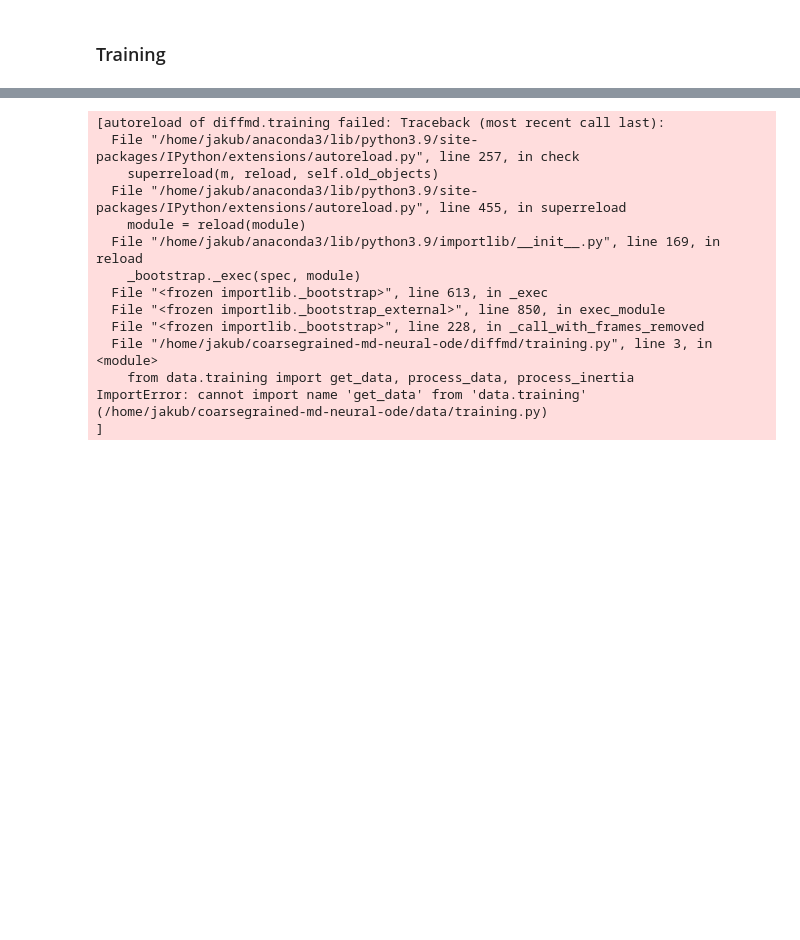
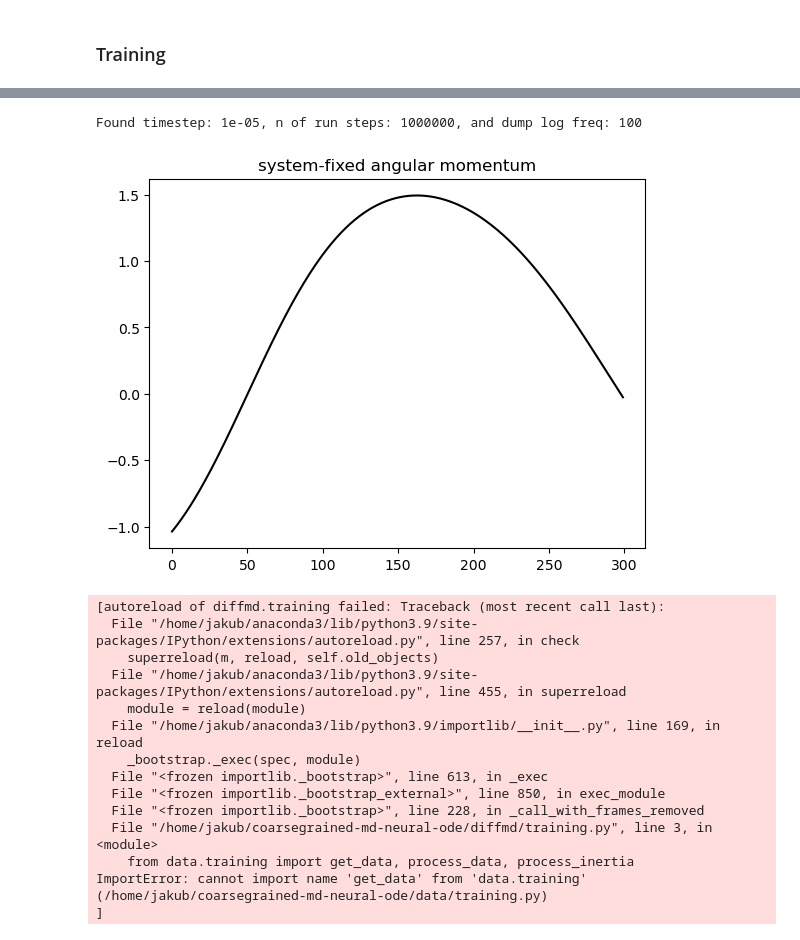
Before and after one commit to jakublala/coarsegrained-md-neural-ode, a Jupyter notebook: cg_potential_with_rotation.ipynb, the cells around one changed output, grey strips where cells are left out. Saved outputs shown, nothing was run; the diff lists cells and outputs as text; code cells hidden in the pictures; blank space fills up the shorter version.

```diff
--- a/cg_potential_with_rotation.ipynb
+++ b/cg_potential_with_rotation.ipynb
@@ -94,3 +58,75 @@ Found timestep: 1e-05, n of run steps: 100000000, and dump log freq: 10000
+# %%
+# prefix = 'hexagons/trajectories/dump_2503/cutoff-2.5/'
+# file_name = prefix+'NVE-temp-1.5_K-0.0272108843537415_r-0_s-5'
+
+prefix = 'hexagons/trajectories/smooth/'
+file_name = prefix+'NVE-temp-0.45_K-0.090702947845805_r-0_s-5'
+
+reader = Reader(file_name)
+# log_labels, log_lines = reader.read_simulation_log()
+traj_labels, traj_lines = reader.read_reduced_traj(save=True)
+orig_labels, orig_lines = reader.read_original_traj(save=True)
+
+def get_data(file_name):
+    # train_split = 0.9
+    # test_split = 1 - train_split
+    df = pd.read_csv(file_name+'-reduced_traj.csv')
+    # HACK: do this based on the column names, not explicitly
+    com = ['c_com_1[1]', 'c_com_1[2]', 'c_com_1[3]'] #, 'c_com_2[1]', 'c_com_2[2]', 'c_com_2[3]']
+    q = ['c_q_1[1]', 'c_q_1[2]', 'c_q_1[3]', 'c_q_1[4]'] #, 'c_q_2[1]', 'c_q_2[2]', 'c_q_2[3]', 'c_q_2[4]']
+    vel = ['c_vel_1[1]', 'c_vel_1[2]', 'c_vel_1[3]'] #, 'c_vel_2[1]', 'c_vel_2[2]', 'c_vel_2[3]']
+    av = ['c_av_1[1]', 'c_av_1[2]', 'c_av_1[3]'] # , 'c_av_2[1]', 'c_av_2[2]', 'c_av_2[3]']
+    am = ['c_am_1[1]', 'c_am_1[2]', 'c_am_1[3]'] #, 'c_am_2[1]', 'c_am_2[2]', 'c_am_2[3]']
+    inertia = ['c_i_1[1]', 'c_i_1[2]', 'c_i_1[3]'] #, 'c_i_2[1]', 'c_i_2[2]', 'c_i_2[3]']
+
+    centre_of_masses = df.loc[:, ['timestep', *com]]
+    quaternions = df.loc[:, ['timestep', *q]]
+    velocities = df.loc[:, ['timestep', *vel]]
+    ang_velocities = df.loc[:, ['timestep', *av]]
+    ang_momenta = df.loc[:, ['timestep', *am]]
+    # inertia = df.loc[0, ['timestep', *inertia]]
+    inertia = df.loc[:, ['timestep', *inertia]]
+    # TODO: use DataLoaders?
+
+    # trajs = np.load('data/trajectories/diatomic_spring_narrow.npy')
+    # split_index = int(trajs.shape[0] * train_split)
+
+    # np.random.shuffle(trajs)
+    # training_trajs = torch.Tensor(trajs[:split_index, :, :]).to(device)
+    # testing_trajs = torch.Tensor(trajs[split_index:, :, :]).to(device)
+
+    return centre_of_masses, quaternions, velocities, ang_velocities, ang_momenta, inertia
+
+
+centre_of_masses, quaternions, velocities, ang_velocities, ang_momenta, inertia = get_data(file_name)
+com = centre_of_masses.iloc[:, 1:4].to_numpy()
+vel = velocities.iloc[:, 1:4].to_numpy()
+quats = quaternions.iloc[:, 1:5].to_numpy()
+ang_momenta = ang_momenta.iloc[:, 1:4].to_numpy()
+# use phase space to plot how far we are?
+end_index = 1000
+plt.title('system-fixed angular momentum')
+plt.plot(ang_momenta[0:end_index, 0], 'k')
+plt.savefig('system-fixed-angular-momentum.png')
+plt.show()
+# plt.plot(quats[:, 0])
+# plt.plot(quats[:, 1])
+# plt.plot(quats[:, 2])
+# plt.plot(quats[:, 3])
+# plt.plot(ang_momenta[:, 0])
+# plt.plot(ang_momenta[:, 1])
+# plt.plot(ang_momenta[:, 2])
+
+# plt.show()
+# trajectory = process_data(centre_of_masses, quaternions, velocities, ang_velocities, inertia)
+# ang_vel = trajectory[1].cpu().detach().numpy()
+# plt.plot(ang_vel[0, :, 0, :], 'r')
+# plt.plot(ang_vel[0, :, 1, :], 'b')
+
+# plt.show()
+# %% [output]
+Found timestep: 1e-05, n of run steps: 1000000, and dump log freq: 100
+[figure, added]
 # %%
 from diffmd.solvers import odeint_adjoint
 
```
Also changed, not shown: parts of 2 cells of this notebook, 9 other files.
